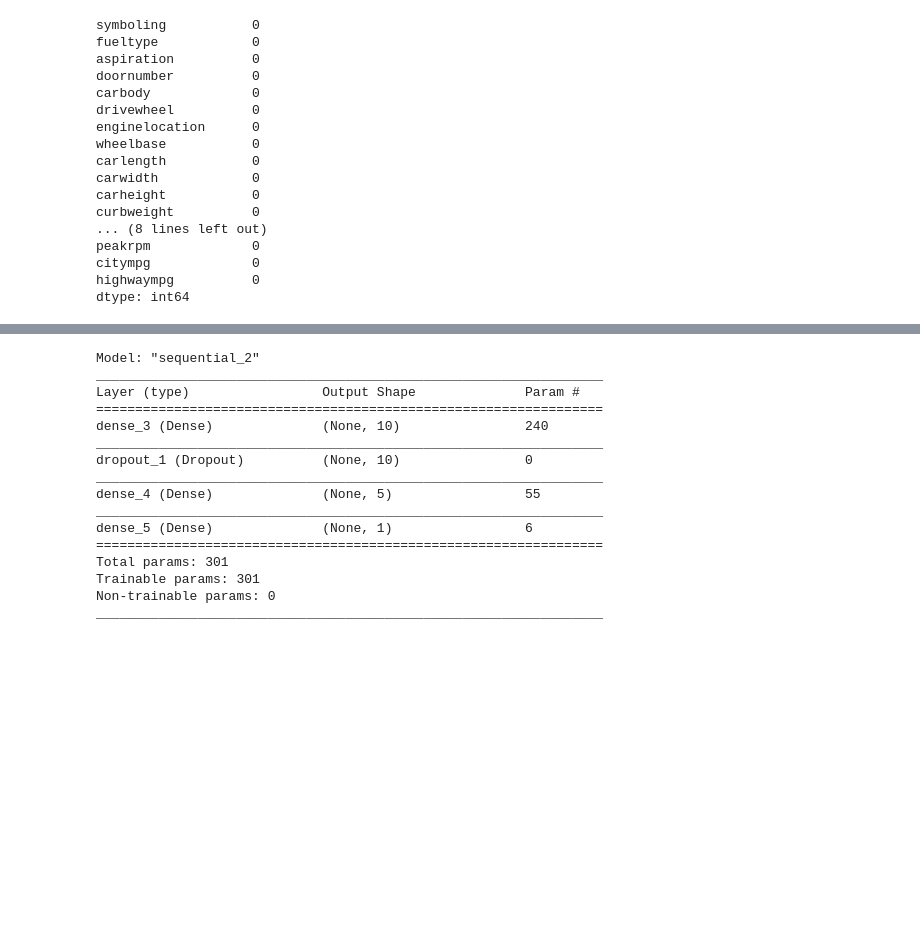
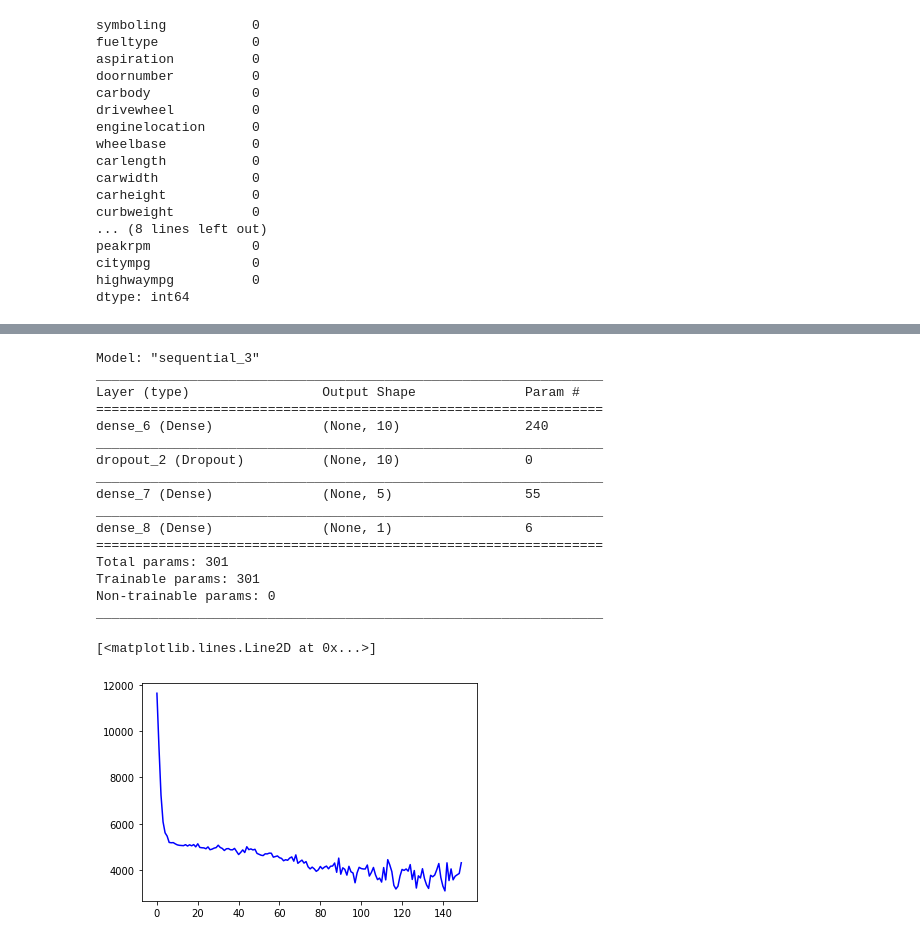
Before and after one commit to Sheraz55/Deep-learning-assignments, a Jupyter notebook: Car_Price_Prediction.ipynb, the cells around one changed output, grey strips where cells are left out. Drawn from its saved outputs; the diff is of its cells as text; code cells hidden in the pictures; blank space fills up the shorter version.

```diff
--- a/Car_Price_Prediction.ipynb
+++ b/Car_Price_Prediction.ipynb
@@ -97,3 +97,6 @@ A value is trying to be set on a copy of a slice from a DataFrame
 
 See the caveats in the documentation: https://pandas.pydata.org/pandas-docs/stable/user_guide/indexing.html#returning-a-view-versus-a-copy
   errors=errors,
+# %%
+val_data.fillna(0, inplace = True)
+val_data.isna().sum()
@@ -161,5 +186,5 @@ model.add(layers.Dense(5,kernel_regularizer=regularizers.l2(0.01),activation='re
 
 model.add(layers.Dense(1))
 model.compile(optimizer='rmsprop', loss='mse', metrics=['mae'])
-his=model.fit(train_data,train_targets,epochs=500,batch_size=1,validation_data=(val_data,val_targets))
+his=model.fit(train_data,train_targets,epochs=150,batch_size=1,validation_data=(val_data,val_targets))
 # %% [output]
@@ -188,19 +213,27 @@ model.evaluate(test_data,test_targets)
 # %%
 model.summary()
 # %% [output]
-Model: "sequential_2"
+Model: "sequential_3"
 _________________________________________________________________
 Layer (type)                 Output Shape              Param #
 =================================================================
-dense_3 (Dense)              (None, 10)                240
+dense_6 (Dense)              (None, 10)                240
 _________________________________________________________________
-dropout_1 (Dropout)          (None, 10)                0
+dropout_2 (Dropout)          (None, 10)                0
 _________________________________________________________________
-dense_4 (Dense)              (None, 5)                 55
+dense_7 (Dense)              (None, 5)                 55
 _________________________________________________________________
-dense_5 (Dense)              (None, 1)                 6
+dense_8 (Dense)              (None, 1)                 6
 =================================================================
 Total params: 301
 Trainable params: 301
 Non-trainable params: 0
 _________________________________________________________________
+# %%
+his.history.keys()
+valmae=his.history['val_mae']
+epochs=range(150)
+plt.plot(epochs,valmae,'b',label='val mae')
+# %% [output]
+[<matplotlib.lines.Line2D at 0x...>]
+[figure, added]
```
Also changed, not shown: parts of 3 cells of this notebook.
